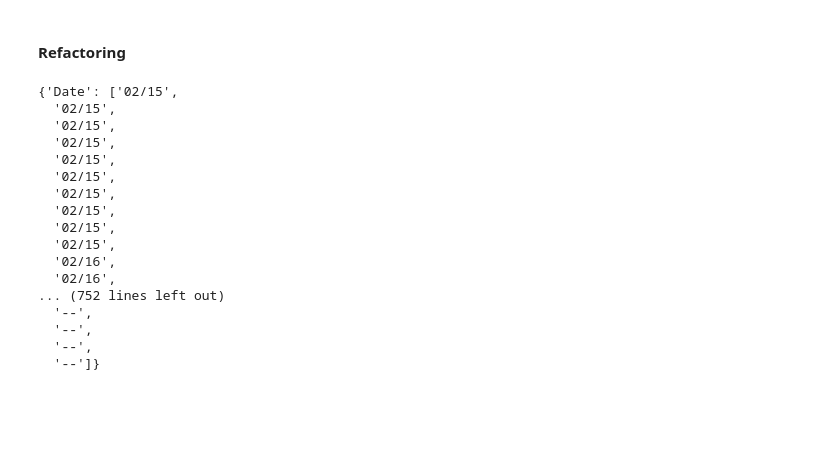
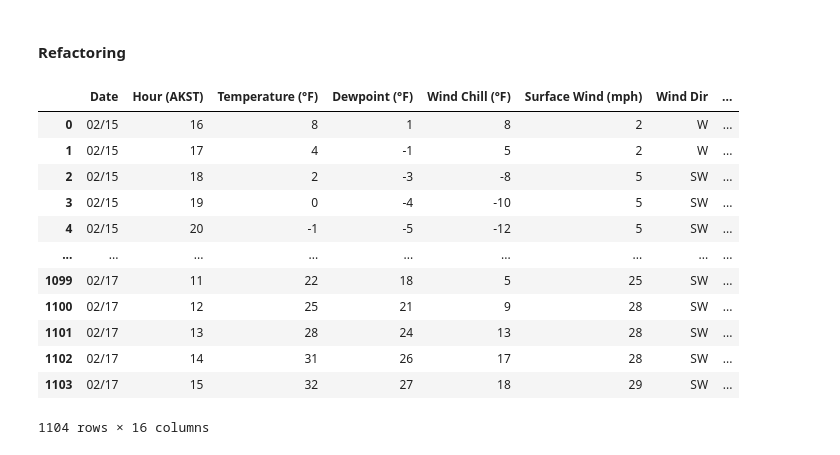
Before and after one commit to Reed-Carter/team-week3, a Jupyter notebook: alex-work/nws_scrape.ipynb, the cells around one changed output. Cells and saved outputs as stored; diff of their text form; code cells hidden in the pictures; blank space fills up the shorter version.

```diff
--- a/alex-work/nws_scrape.ipynb
+++ b/alex-work/nws_scrape.ipynb
@@ -16,7 +16,7 @@ def getUrl(row):
   return url
 
 locations = pd.read_csv("data/locations.csv")
-locations['nws_url'] = locations.apply(getUrl, avs=1)
+locations['nws_url'] = locations.apply(getUrl, axis=1)
 locations.to_csv("data/locations.csv", index=False)
 # %% [markdown]
 #### Prototyping
@@ -84,11 +85,10 @@ def ffList(ls:list) -> list:
         ls[i] = ls[i-1]
   return ls
 
-def getDict(*lists):  # Refactoring from getDF
-  """Combine nested list of tabular data into one dictionary"""
+def getDict(lists:list):  # Refactoring from getDF to process all the tables, not just two
+  """Unnest list of tabular data and combine into one dictionary"""
   ls = list(itertools.chain.from_iterable(lists)) # Unnest lists
   # Note: each list in lists needs to have a field inserted for station_location prior to being fed into this function
-
   data_map = {}
   for ele in ls:
     row = [x.getText() for x in ele.find_all("font")]
@@ -100,40 +100,40 @@ def getDict(*lists):  # Refactoring from getDF
   data_map['Date'] = ffList(data_map['Date'])
 
   return data_map
-# %% [output]
-{'Date': ['02/15',
-  '02/15',
-  '02/15',
-  '02/15',
-  '02/15',
-  '02/15',
-  '02/15',
-  '02/15',
-  '02/15',
-  '02/15',
-  '02/16',
-  '02/16',
-... (752 lines left out)
-  '--',
-  '--',
-  '--',
-  '--']}
 # %%
 ## Task in DAG
 def getForecast():
-  """Get dataframe from soup objects created from NWS urls in locations.csv, then write to .csv"""
+  """Get data from soup objects created from NWS urls in locations.csv, then write to .csv"""
 
   locations = pd.read_csv("data/locations.csv")
+  loc_dict = dict(zip(locations['station_location'], locations['nws_url']))
 
-  for url in locations['nws_url']:
+  ls = []
+  for station, url in loc_dict.items():
     result = requests.get(url)
     soup = BeautifulSoup(result.content, "html.parser")
     data = soup.find_all("table")[5].find_all("tr")
 
     # 'data' is divided into two tables by two colspan elements
-    cspans = [i for i, x in enumerate(data) if x == data[0]] # first colspan at index 0
+    colspan = data[0]
+    data = [x for  x in data if x != colspan] # add station_name here
+    ls.append(data)
 
-    table1 = data[cspans[0]+1:cspans[1]] # first 24hrs
-    table2 = data[cspans[1]+1:] # next 24hrs
+  return getDict(ls)
+# pd.DataFrame(getForecast())
 
-    df = getDF(table1, table2) # import from utils.py module
+pd.DataFrame(getForecast())
+# %% [output]
+|  | Date | Hour (AKST) | Temperature (°F) | Dewpoint (°F) | Wind Chill (°F) | Surface Wind (mph) | Wind Dir | ... |
+| 0 | 02/15 | 16 | 8 | 1 | 8 | 2 | W | ... |
+| 1 | 02/15 | 17 | 4 | -1 | 5 | 2 | W | ... |
+| 2 | 02/15 | 18 | 2 | -3 | -8 | 5 | SW | ... |
+| 3 | 02/15 | 19 | 0 | -4 | -10 | 5 | SW | ... |
+| 4 | 02/15 | 20 | -1 | -5 | -12 | 5 | SW | ... |
+| ... | ... | ... | ... | ... | ... | ... | ... | ... |
+| 1099 | 02/17 | 11 | 22 | 18 | 5 | 25 | SW | ... |
+| 1100 | 02/17 | 12 | 25 | 21 | 9 | 28 | SW | ... |
+| 1101 | 02/17 | 13 | 28 | 24 | 13 | 28 | SW | ... |
+| 1102 | 02/17 | 14 | 31 | 26 | 17 | 28 | SW | ... |
+| 1103 | 02/17 | 15 | 32 | 27 | 18 | 29 | SW | ... |
+1104 rows × 16 columns
```
Also changed, not shown: parts of 6 cells of this notebook.
